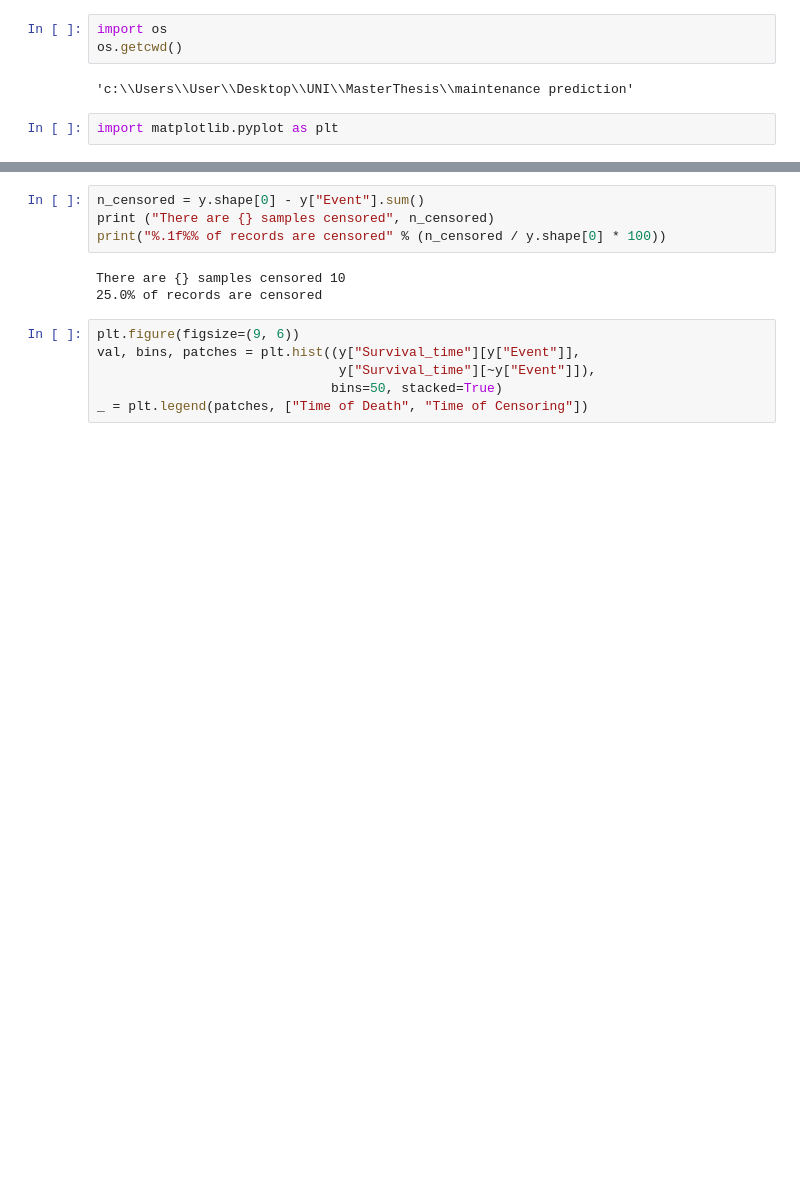
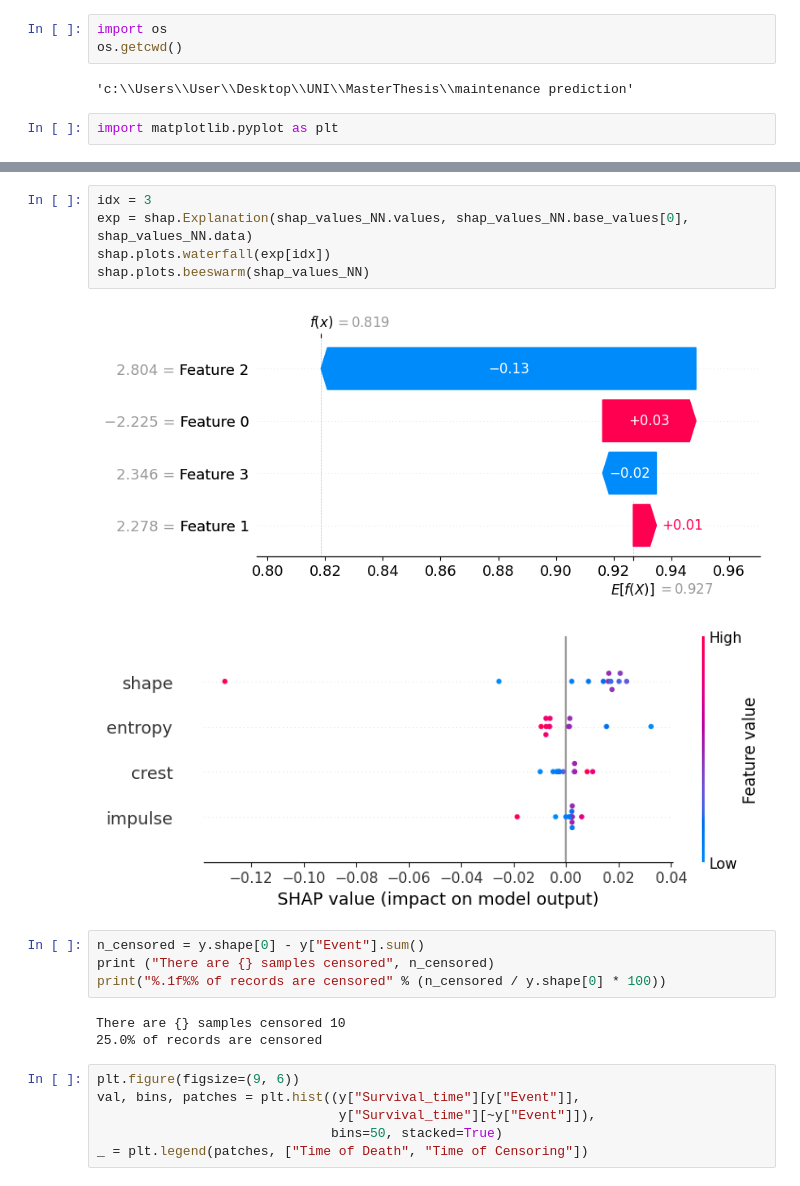
Before and after one commit to Zernez/PredictiveMaintenance, a Jupyter notebook: plotter.ipynb, the cells around one changed output, grey strips where cells are left out. Drawn from its saved outputs; the diff is of its cells as text; blank space fills up the shorter version.

```diff
--- a/plotter.ipynb
+++ b/plotter.ipynb
@@ -250,3 +247,11 @@ Exception: waterfall_plot requires a scalar base_values of the model output as t
+# %%
+idx = 3
+exp = shap.Explanation(shap_values_NN.values, shap_values_NN.base_values[0], shap_values_NN.data)
+shap.plots.waterfall(exp[idx])
+shap.plots.beeswarm(shap_values_NN)
+# %% [output]
+[figure, added]
+[figure, added]
 # %%
 n_censored = y.shape[0] - y["Event"].sum()
 print ("There are {} samples censored", n_censored)
```
Also changed, not shown: parts of 13 cells of this notebook, 23 other files.
